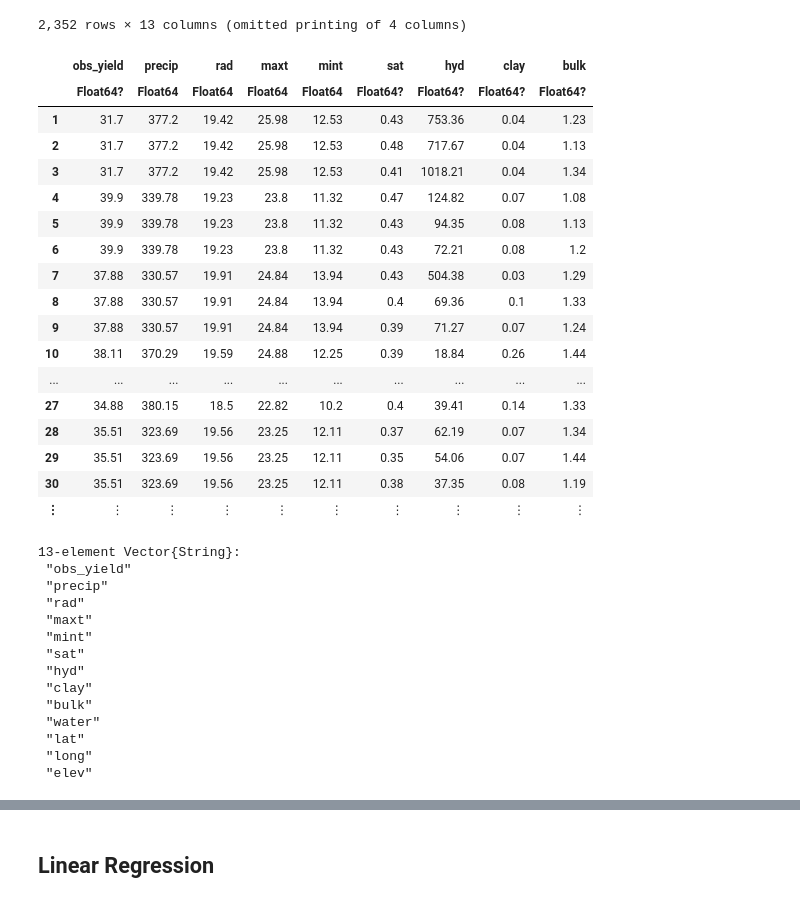
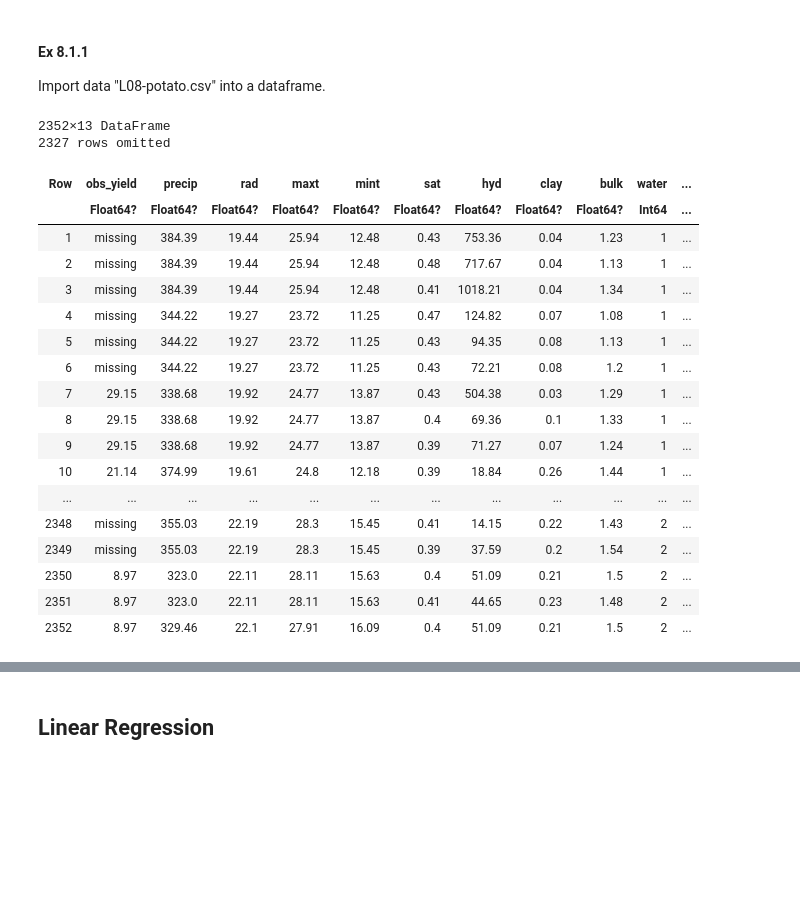
Before and after one commit to uwkimlab/plant_modeling, a Jupyter notebook: labs/L08_Machine_learning/L08-MLJ.ipynb, the cells around one changed output, grey strips where cells are left out. Cells and saved outputs as stored; diff of their text form; code cells hidden in the pictures; blank space fills up the shorter version.

```diff
--- a/labs/L08_Machine_learning/L08-MLJ.ipynb
+++ b/labs/L08_Machine_learning/L08-MLJ.ipynb
@@ -7,22 +20,27 @@ using Plots
+# %% [markdown]
+#### Ex 8.1.1
+
+Import data "L08-potato.csv" into a dataframe.
 # %%
-crop = CSV.read("./L08-silage.csv", DataFrame)
+crop = CSV.read("./L08-potato.csv", DataFrame)
 # %% [output]
-2,352 rows × 13 columns (omitted printing of 4 columns)
+2352×13 DataFrame
+2327 rows omitted
-|  | obs_yield | precip | rad | maxt | mint | sat | hyd | clay | bulk |
-|  | Float64? | Float64 | Float64 | Float64 | Float64 | Float64? | Float64? | Float64? | Float64? |
-| 1 | 31.7 | 377.2 | 19.42 | 25.98 | 12.53 | 0.43 | 753.36 | 0.04 | 1.23 |
-| 2 | 31.7 | 377.2 | 19.42 | 25.98 | 12.53 | 0.48 | 717.67 | 0.04 | 1.13 |
-| 3 | 31.7 | 377.2 | 19.42 | 25.98 | 12.53 | 0.41 | 1018.21 | 0.04 | 1.34 |
-| 4 | 39.9 | 339.78 | 19.23 | 23.8 | 11.32 | 0.47 | 124.82 | 0.07 | 1.08 |
-| 5 | 39.9 | 339.78 | 19.23 | 23.8 | 11.32 | 0.43 | 94.35 | 0.08 | 1.13 |
-| 6 | 39.9 | 339.78 | 19.23 | 23.8 | 11.32 | 0.43 | 72.21 | 0.08 | 1.2 |
-| 7 | 37.88 | 330.57 | 19.91 | 24.84 | 13.94 | 0.43 | 504.38 | 0.03 | 1.29 |
-| 8 | 37.88 | 330.57 | 19.91 | 24.84 | 13.94 | 0.4 | 69.36 | 0.1 | 1.33 |
-| 9 | 37.88 | 330.57 | 19.91 | 24.84 | 13.94 | 0.39 | 71.27 | 0.07 | 1.24 |
-| 10 | 38.11 | 370.29 | 19.59 | 24.88 | 12.25 | 0.39 | 18.84 | 0.26 | 1.44 |
-| ... | ... | ... | ... | ... | ... | ... | ... | ... | ... |
-| 27 | 34.88 | 380.15 | 18.5 | 22.82 | 10.2 | 0.4 | 39.41 | 0.14 | 1.33 |
-| 28 | 35.51 | 323.69 | 19.56 | 23.25 | 12.11 | 0.37 | 62.19 | 0.07 | 1.34 |
-| 29 | 35.51 | 323.69 | 19.56 | 23.25 | 12.11 | 0.35 | 54.06 | 0.07 | 1.44 |
-| 30 | 35.51 | 323.69 | 19.56 | 23.25 | 12.11 | 0.38 | 37.35 | 0.08 | 1.19 |
-| ⋮ | ⋮ | ⋮ | ⋮ | ⋮ | ⋮ | ⋮ | ⋮ | ⋮ | ⋮ |
+| Row | obs_yield | precip | rad | maxt | mint | sat | hyd | clay | bulk | water | ... |
+|  | Float64? | Float64? | Float64? | Float64? | Float64? | Float64? | Float64? | Float64? | Float64? | Int64 | ... |
+| 1 | missing | 384.39 | 19.44 | 25.94 | 12.48 | 0.43 | 753.36 | 0.04 | 1.23 | 1 | ... |
+| 2 | missing | 384.39 | 19.44 | 25.94 | 12.48 | 0.48 | 717.67 | 0.04 | 1.13 | 1 | ... |
+| 3 | missing | 384.39 | 19.44 | 25.94 | 12.48 | 0.41 | 1018.21 | 0.04 | 1.34 | 1 | ... |
+| 4 | missing | 344.22 | 19.27 | 23.72 | 11.25 | 0.47 | 124.82 | 0.07 | 1.08 | 1 | ... |
+| 5 | missing | 344.22 | 19.27 | 23.72 | 11.25 | 0.43 | 94.35 | 0.08 | 1.13 | 1 | ... |
+| 6 | missing | 344.22 | 19.27 | 23.72 | 11.25 | 0.43 | 72.21 | 0.08 | 1.2 | 1 | ... |
+| 7 | 29.15 | 338.68 | 19.92 | 24.77 | 13.87 | 0.43 | 504.38 | 0.03 | 1.29 | 1 | ... |
+| 8 | 29.15 | 338.68 | 19.92 | 24.77 | 13.87 | 0.4 | 69.36 | 0.1 | 1.33 | 1 | ... |
+| 9 | 29.15 | 338.68 | 19.92 | 24.77 | 13.87 | 0.39 | 71.27 | 0.07 | 1.24 | 1 | ... |
+| 10 | 21.14 | 374.99 | 19.61 | 24.8 | 12.18 | 0.39 | 18.84 | 0.26 | 1.44 | 1 | ... |
+| ... | ... | ... | ... | ... | ... | ... | ... | ... | ... | ... | ... |
+| 2348 | missing | 355.03 | 22.19 | 28.3 | 15.45 | 0.41 | 14.15 | 0.22 | 1.43 | 2 | ... |
+| 2349 | missing | 355.03 | 22.19 | 28.3 | 15.45 | 0.39 | 37.59 | 0.2 | 1.54 | 2 | ... |
+| 2350 | 8.97 | 323.0 | 22.11 | 28.11 | 15.63 | 0.4 | 51.09 | 0.21 | 1.5 | 2 | ... |
+| 2351 | 8.97 | 323.0 | 22.11 | 28.11 | 15.63 | 0.41 | 44.65 | 0.23 | 1.48 | 2 | ... |
+| 2352 | 8.97 | 329.46 | 22.1 | 27.91 | 16.09 | 0.4 | 51.09 | 0.21 | 1.5 | 2 | ... |
@@ -31,17 +46,0 @@ crop = dropmissing(crop);
-# %%
-names(crop)
-# %% [output]
-13-element Vector{String}:
- "obs_yield"
- "precip"
- "rad"
- "maxt"
- "mint"
- "sat"
- "hyd"
- "clay"
- "bulk"
- "water"
- "lat"
- "long"
- "elev"
```
Also changed, not shown: parts of 90 cells of this notebook.
